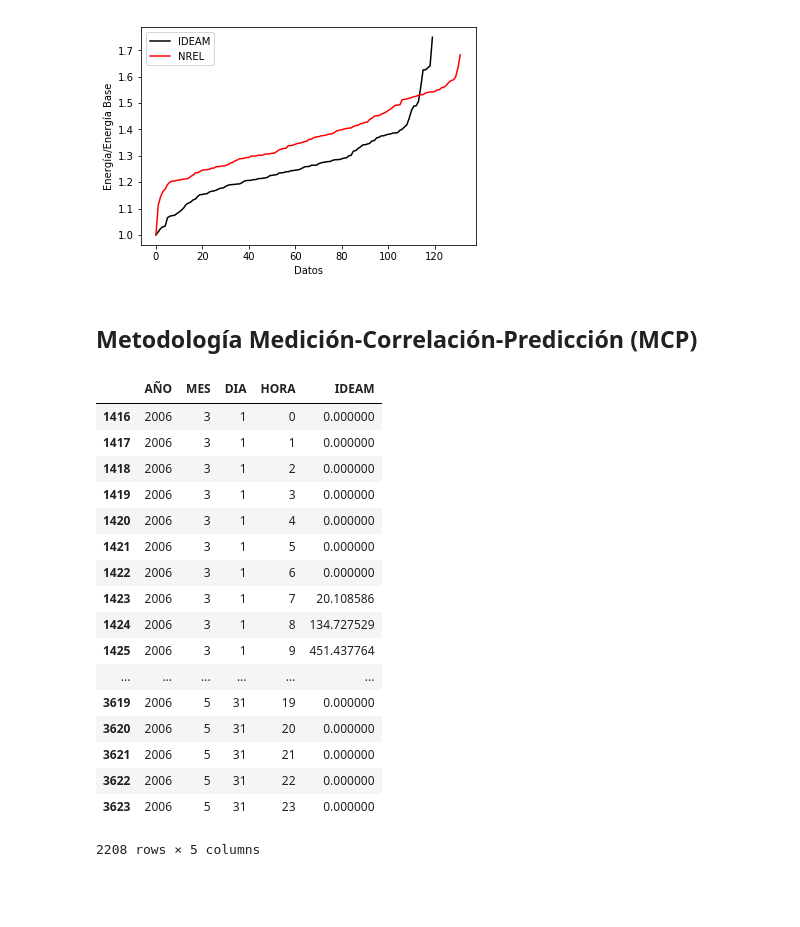
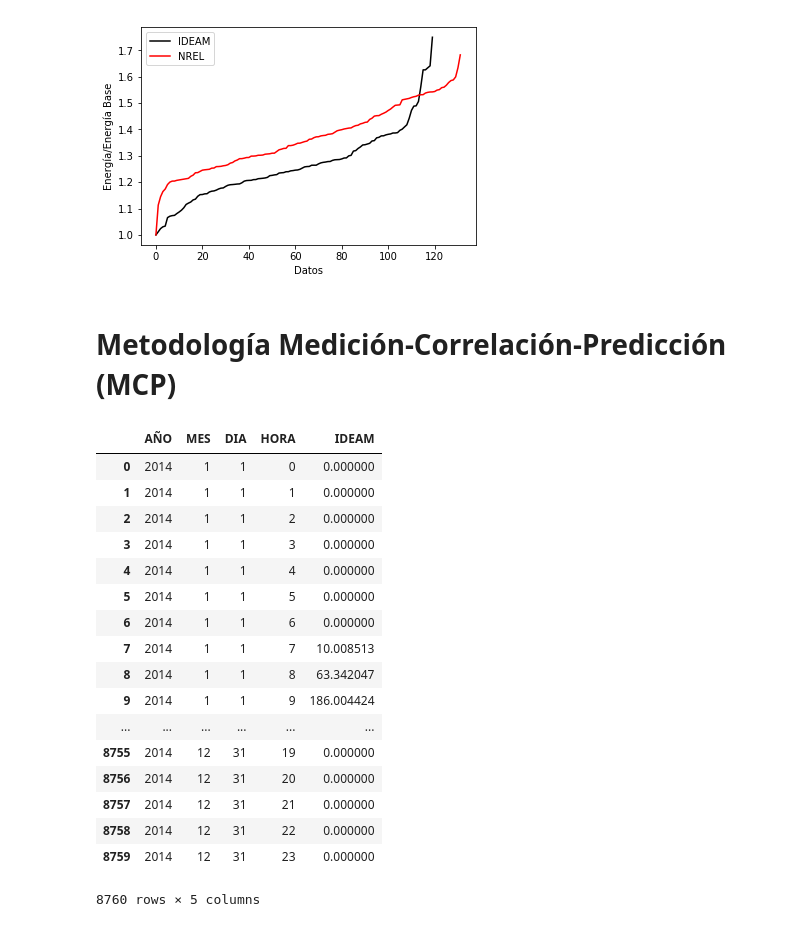
Before and after one commit to Jaimeandres97/Herramientas-Computacionales-IMEC3602, a Jupyter notebook: Taller01/Taller01.ipynb, the cells around one changed output. Drawn from its saved outputs; the diff is of its cells as text; code cells hidden in the pictures; blank space fills up the shorter version.

```diff
--- a/Taller01/Taller01.ipynb
+++ b/Taller01/Taller01.ipynb
@@ -103,34 +80,37 @@ pylab.savefig(os.path.join(output_dir,'barranquilla_IDEAM.png'), dpi=600)
 # %% [output]
 [figure]
 # %% [markdown]
-## Metodología Medición-Correlación-Predicción (MCP)
+# Metodología Medición-Correlación-Predicción (MCP)
 # %%
-def periodo (serie_larga,agno,mes_inicio,mes_final):
+#Función para seleccionar un período de datos de la lista de IDEAM.
+#NOTA: Si se quiere ver en un año/mes los parametros deben ser el año/mes, el año/mes+1
+def periodo (serie_larga, agno_inicio, agno_final, mes_inicio, mes_final):
     a=[]
-    for mes in range(mes_inicio,mes_final):
-        datos=serie_larga.loc[(serie_pd["AÑO"] == agno)& (serie_pd["MES"] == mes)]
-        a.append(datos)
-        ghi_df = pd.concat(a)
+    for agno in range(agno_inicio, agno_final):
+        for mes in range(mes_inicio,mes_final):
+            datos=serie_larga.loc[(serie_pd["AÑO"] == agno)& (serie_pd["MES"] == mes)]
+            a.append(datos)
+            ghi_df = pd.concat(a, ignore_index=True)
     return ghi_df
 # %%
 #Ejemplo y prueba de la función período
-periodo(serie_pd, 2006, 3, 6)
+periodo(serie_pd, 2014, 2015, 1, 13)
 # %% [output]
 |  | AÑO | MES | DIA | HORA | IDEAM |
-| 1416 | 2006 | 3 | 1 | 0 | 0.000000 |
-| 1417 | 2006 | 3 | 1 | 1 | 0.000000 |
-| 1418 | 2006 | 3 | 1 | 2 | 0.000000 |
-| 1419 | 2006 | 3 | 1 | 3 | 0.000000 |
-| 1420 | 2006 | 3 | 1 | 4 | 0.000000 |
-| 1421 | 2006 | 3 | 1 | 5 | 0.000000 |
-| 1422 | 2006 | 3 | 1 | 6 | 0.000000 |
-| 1423 | 2006 | 3 | 1 | 7 | 20.108586 |
-| 1424 | 2006 | 3 | 1 | 8 | 134.727529 |
-| 1425 | 2006 | 3 | 1 | 9 | 451.437764 |
+| 0 | 2014 | 1 | 1 | 0 | 0.000000 |
+| 1 | 2014 | 1 | 1 | 1 | 0.000000 |
+| 2 | 2014 | 1 | 1 | 2 | 0.000000 |
+| 3 | 2014 | 1 | 1 | 3 | 0.000000 |
+| 4 | 2014 | 1 | 1 | 4 | 0.000000 |
+| 5 | 2014 | 1 | 1 | 5 | 0.000000 |
+| 6 | 2014 | 1 | 1 | 6 | 0.000000 |
+| 7 | 2014 | 1 | 1 | 7 | 10.008513 |
+| 8 | 2014 | 1 | 1 | 8 | 63.342047 |
+| 9 | 2014 | 1 | 1 | 9 | 186.004424 |
 | ... | ... | ... | ... | ... | ... |
-| 3619 | 2006 | 5 | 31 | 19 | 0.000000 |
-| 3620 | 2006 | 5 | 31 | 20 | 0.000000 |
-| 3621 | 2006 | 5 | 31 | 21 | 0.000000 |
-| 3622 | 2006 | 5 | 31 | 22 | 0.000000 |
-| 3623 | 2006 | 5 | 31 | 23 | 0.000000 |
+| 8755 | 2014 | 12 | 31 | 19 | 0.000000 |
+| 8756 | 2014 | 12 | 31 | 20 | 0.000000 |
+| 8757 | 2014 | 12 | 31 | 21 | 0.000000 |
+| 8758 | 2014 | 12 | 31 | 22 | 0.000000 |
+| 8759 | 2014 | 12 | 31 | 23 | 0.000000 |
-2208 rows × 5 columns
+8760 rows × 5 columns
```
Also changed, not shown: parts of 26 cells of this notebook.
